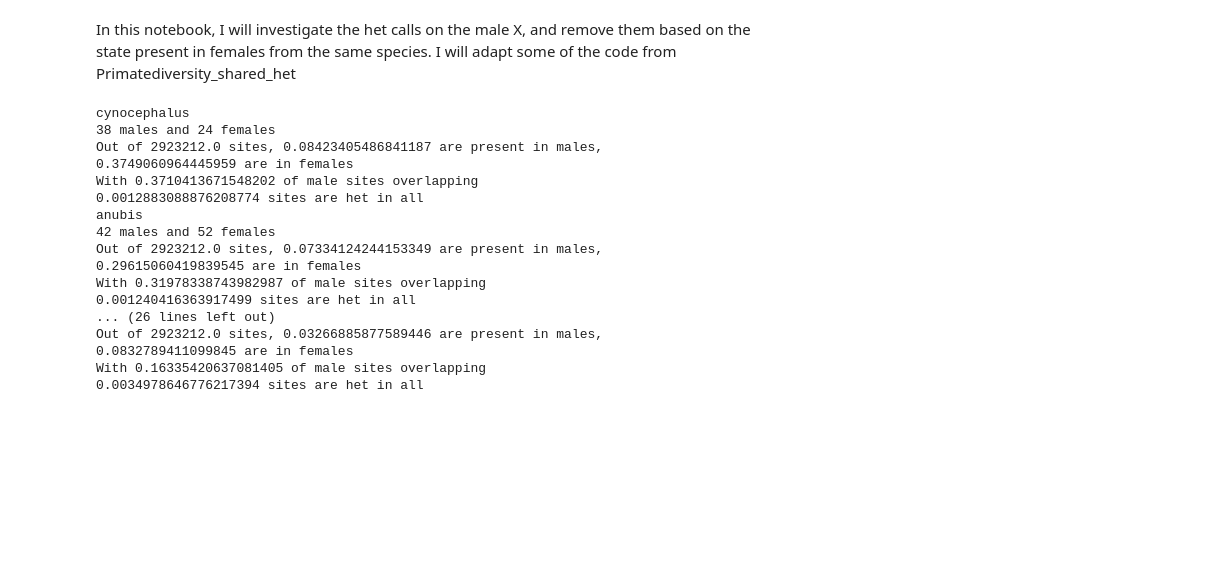
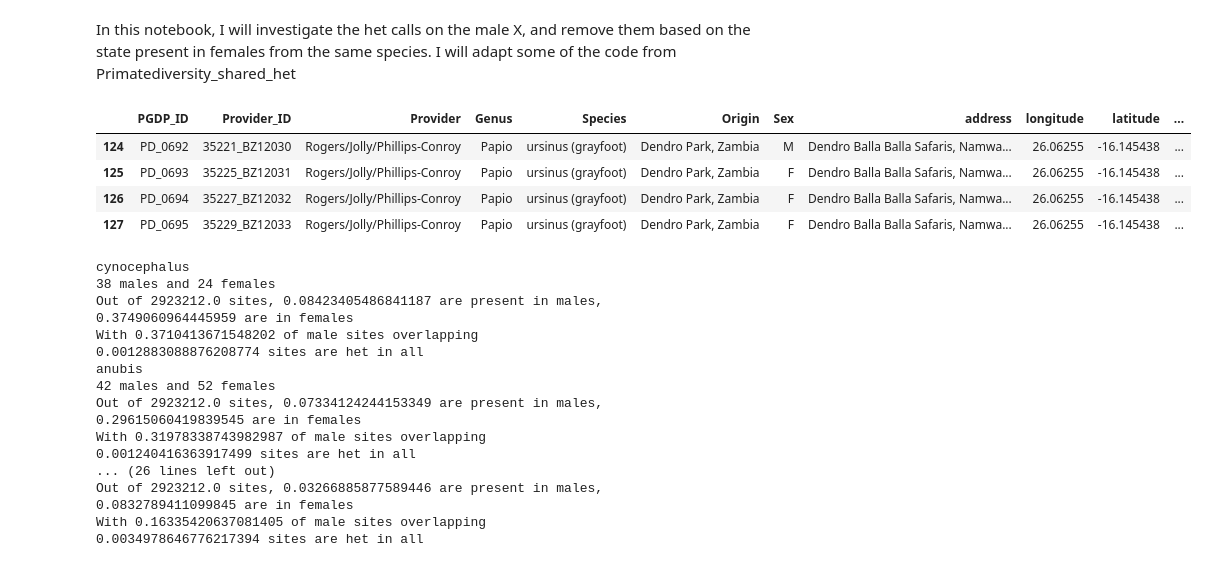
Before and after one commit to erikfogh/baboon_analysis, a Jupyter notebook: notebooks/dp05_male_x_cleaning.ipynb, the cells around one changed output. Drawn from its saved outputs; the diff is of its cells as text; code cells hidden in the pictures; blank space fills up the shorter version.

```diff
--- a/notebooks/dp05_male_x_cleaning.ipynb
+++ b/notebooks/dp05_male_x_cleaning.ipynb
@@ -9,6 +9,14 @@ zarr_dir = "/faststorage/project/baboondiversity/data/PG_panu3_zarr_12_03_2021/c
 #Opening the zarr data
 callset = zarr.open_group(zarr_dir, mode="r")
 gt = allel.GenotypeArray(callset["calldata/GT"])
+# %%
+meta_data_samples.loc[meta_data_samples.Species == "ursinus (grayfoot)"]
+# %% [output]
+|  | PGDP_ID | Provider_ID | Provider | Genus | Species | Origin | Sex | address | longitude | latitude | ... |
+| 124 | PD_0692 | 35221_BZ12030 | Rogers/Jolly/Phillips-Conroy | Papio | ursinus (grayfoot) | Dendro Park, Zambia | M | Dendro Balla Balla Safaris, Namwa... | 26.06255 | -16.145438 | ... |
+| 125 | PD_0693 | 35225_BZ12031 | Rogers/Jolly/Phillips-Conroy | Papio | ursinus (grayfoot) | Dendro Park, Zambia | F | Dendro Balla Balla Safaris, Namwa... | 26.06255 | -16.145438 | ... |
+| 126 | PD_0694 | 35227_BZ12032 | Rogers/Jolly/Phillips-Conroy | Papio | ursinus (grayfoot) | Dendro Park, Zambia | F | Dendro Balla Balla Safaris, Namwa... | 26.06255 | -16.145438 | ... |
+| 127 | PD_0695 | 35229_BZ12033 | Rogers/Jolly/Phillips-Conroy | Papio | ursinus (grayfoot) | Dendro Park, Zambia | F | Dendro Balla Balla Safaris, Namwa... | 26.06255 | -16.145438 | ... |
 # %%
 def count_het_species(gt, species):
     IDs = meta_data_samples.loc[meta_data_samples.Species == species].callset_index.values
```
Also changed, not shown: parts of 19 cells of this notebook, 8 other files.
